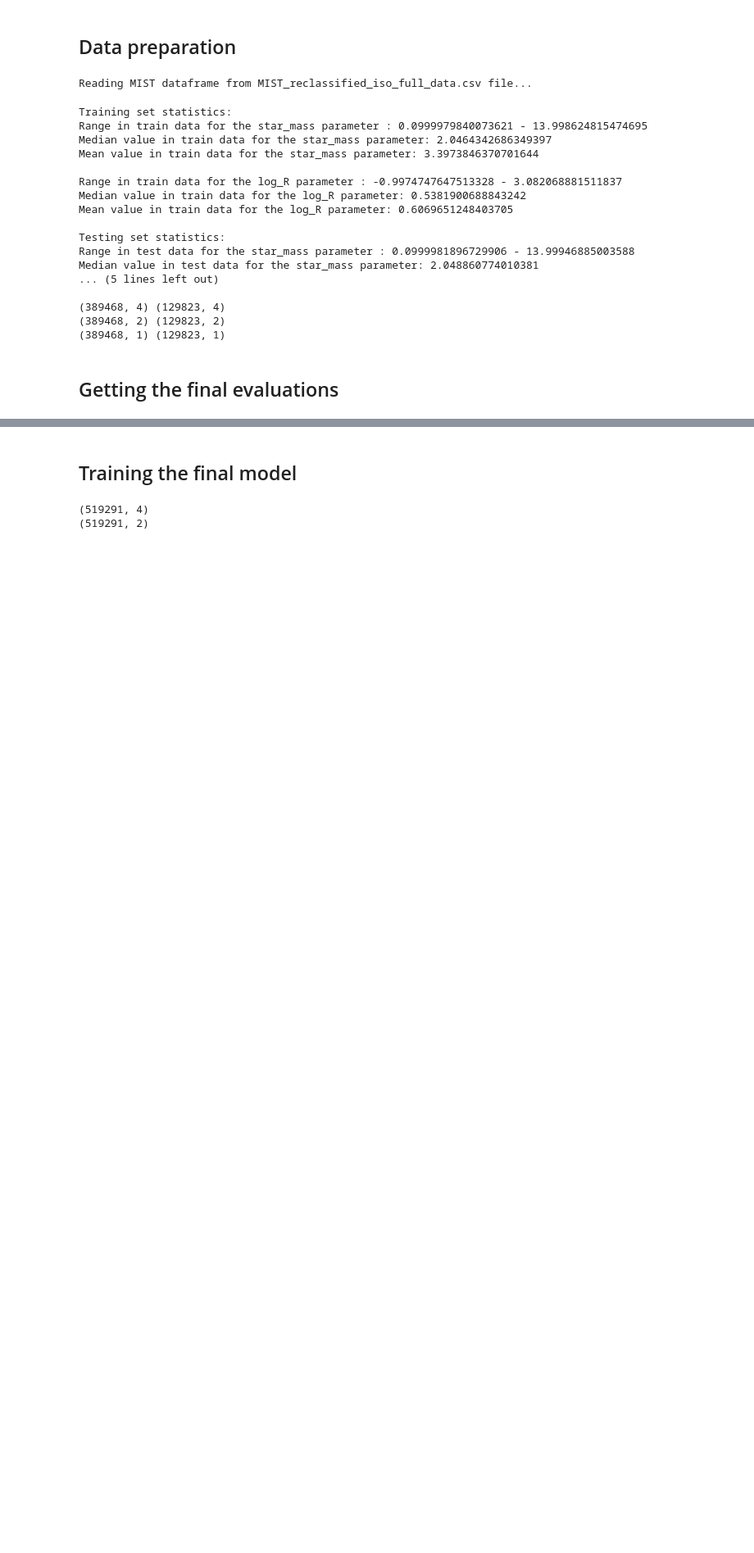
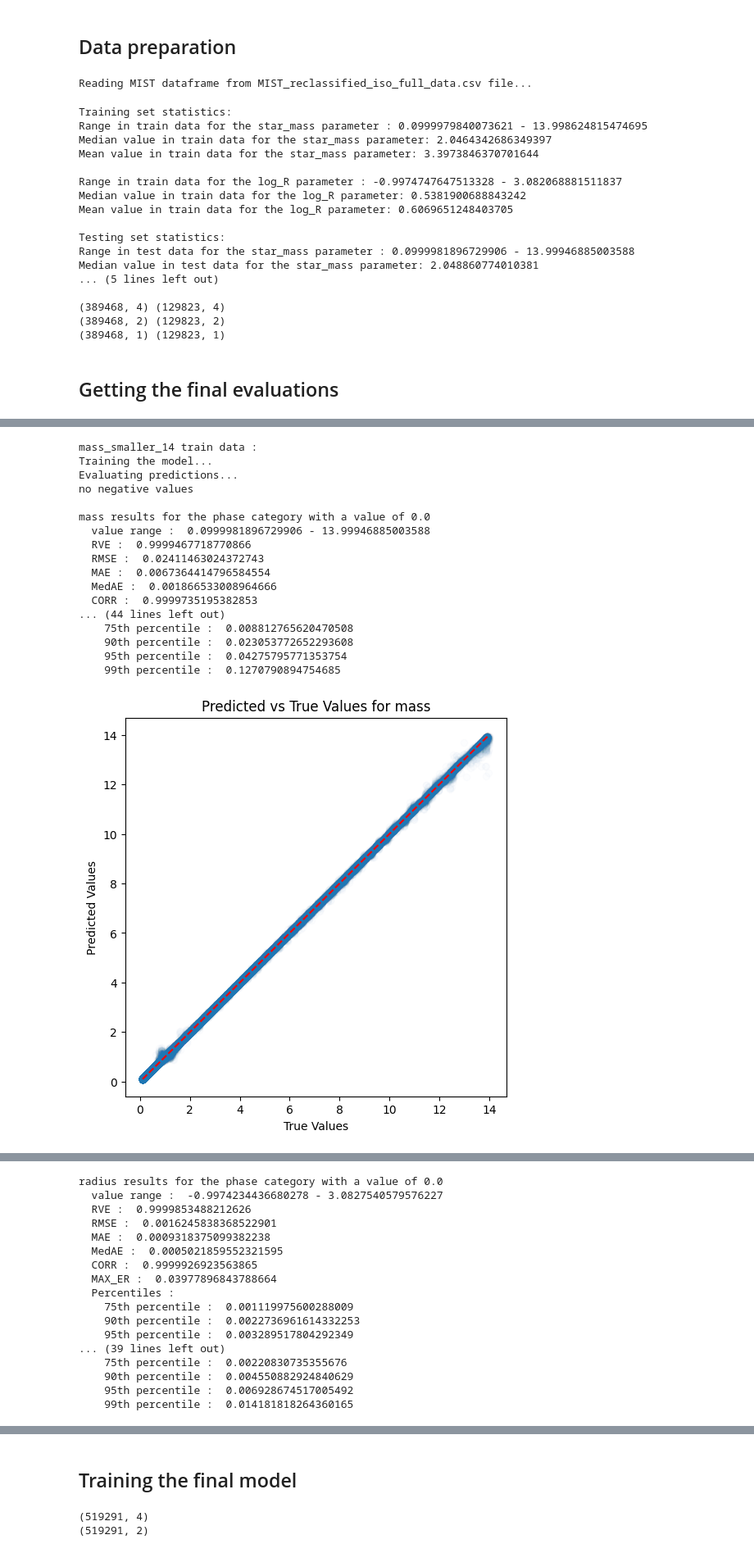
Before and after one commit to anpirott/thesis, a Jupyter notebook: notebooks/ML/method_ML/Model_A_partial/final_models/MIST/final_model.ipynb, the cells around one changed output, grey strips where cells are left out. Shown at 82% size. Cells and saved outputs as stored; diff of their text form; code cells hidden in the pictures; blank space fills up the shorter version.

Commit message:
finished training and testing different parameters for the compression of the final model for Model_A_partial with MIST

```diff
--- a/notebooks/ML/method_ML/Model_A_partial/final_models/MIST/final_model.ipynb
+++ b/notebooks/ML/method_ML/Model_A_partial/final_models/MIST/final_model.ipynb
@@ -113,0 +118,25 @@ radius results for the phase category with a value of 0.0
+# %%
+best_params_RF = {'n_jobs':10, 'n_estimators': 500, 'criterion': 'squared_error', 'max_depth': 100, 'min_samples_leaf': 1, 'min_samples_split': 2, 'max_features': 'log2', 'max_leaf_nodes': None}
+
+evaluator = Model_evaluator("random_forest", path=path_to_results, physical_model=physical_model, output_parameters=output_parameters)
+evaluator.evaluate_ivs_results(RandomForestRegressor, X_train, X_ivs, y_train, y_ivs, categories_train, categories_ivs, categories_name,
+                               path_to_predictions, tag, override=True, use_preds=False, save=False, show=True, **best_params_RF)
+# %% [output]
+mass_smaller_14 train data :
+Training the model...
+Evaluating predictions...
+no negative values
+
+mass results for the phase category with a value of 0.0
+  value range :  0.0999981896729906 - 13.99946885003588
+  RVE :  0.9999467718770866
+  RMSE :  0.02411463024372743
+  MAE :  0.0067364414796584554
+  MedAE :  0.001866533008964666
+  CORR :  0.9999735195382853
+... (44 lines left out)
+    75th percentile :  0.008812765620470508
+    90th percentile :  0.023053772652293608
+    95th percentile :  0.04275795771353754
+    99th percentile :  0.1270790894754685
+[figure, added]
@@ -113,0 +152,17 @@ radius results for the phase category with a value of 0.0
+radius results for the phase category with a value of 0.0
+  value range :  -0.9974234436680278 - 3.0827540579576227
+  RVE :  0.9999853488212626
+  RMSE :  0.0016245838368522901
+  MAE :  0.0009318375099382238
+  MedAE :  0.0005021859552321595
+  CORR :  0.9999926923563865
+  MAX_ER :  0.03977896843788664
+  Percentiles :
+    75th percentile :  0.001119975600288009
+    90th percentile :  0.0022736961614332253
+    95th percentile :  0.003289517804292349
+... (39 lines left out)
+    75th percentile :  0.00220830735355676
+    90th percentile :  0.004550882924840629
+    95th percentile :  0.006928674517005492
+    99th percentile :  0.014181818264360165
```
Also changed, not shown: parts of 11 cells of this notebook, 29 other files.
